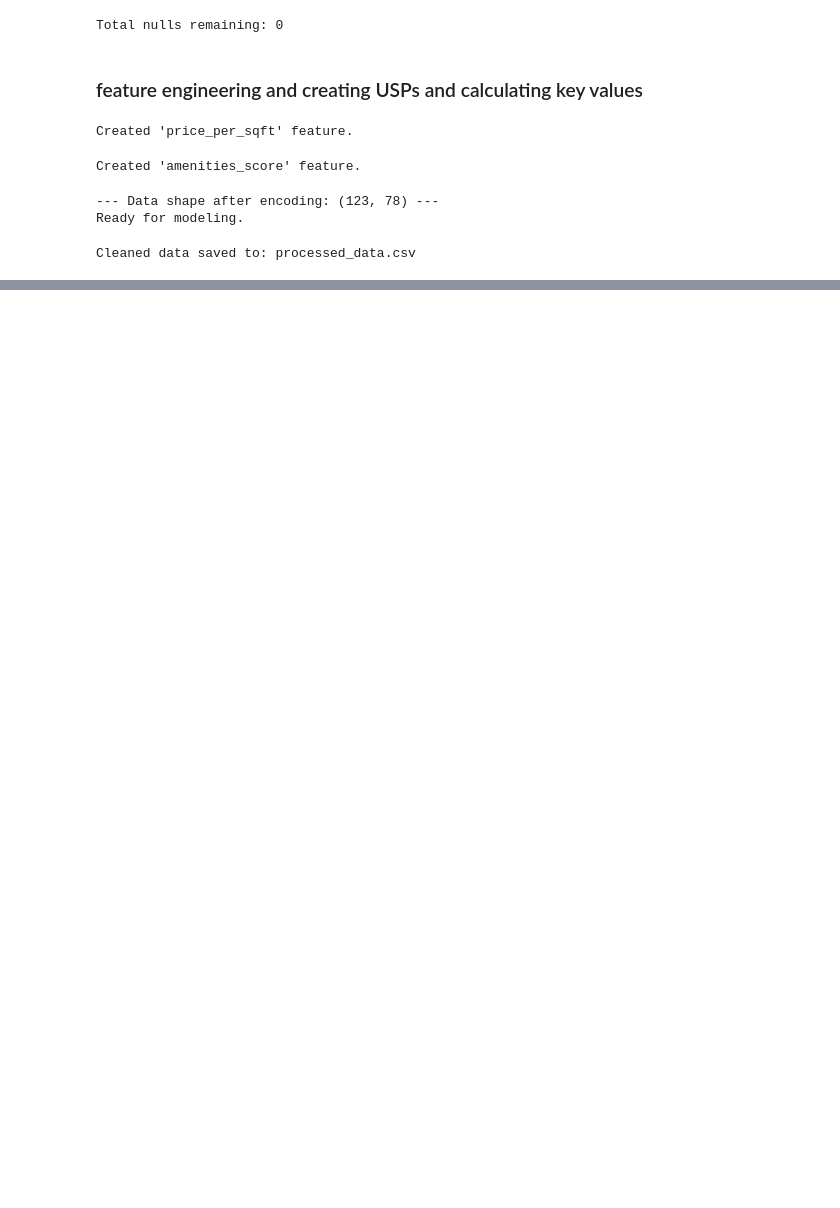
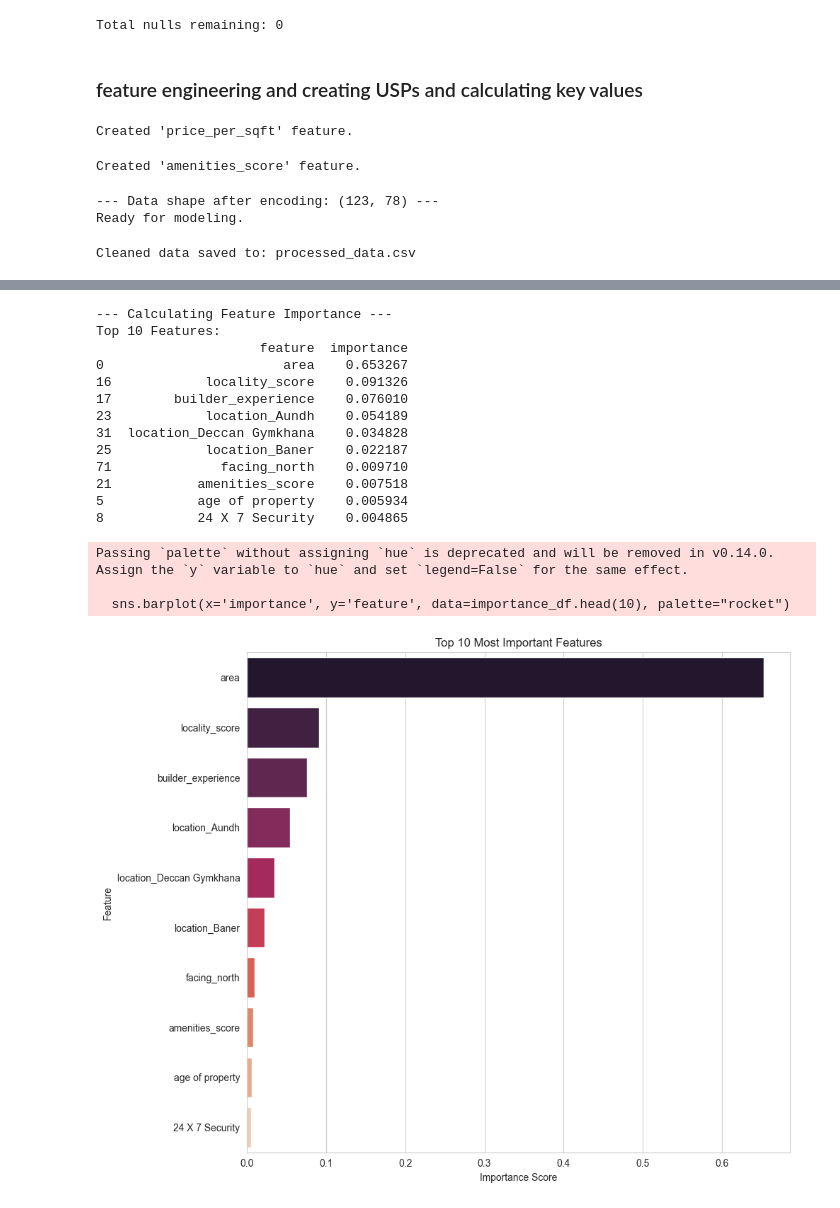
Before and after one commit to shreekant-lohagale/Datathon, a Jupyter notebook: model.ipynb, the cells around one changed output, grey strips where cells are left out. Drawn from its saved outputs; the diff is of its cells as text; code cells hidden in the pictures; blank space fills up the shorter version.

```diff
--- a/model.ipynb
+++ b/model.ipynb
@@ -134,0 +198,5 @@ df2.head()
+# %%
+# --- 3. Scale Features (for Linear Regression) ---
+scaler = StandardScaler()
+X_train_scaled = scaler.fit_transform(X_train)
+X_test_scaled = scaler.transform(X_test)
@@ -134,0 +237,39 @@ df2.head()
+# %%
+# --- 6. Feature Importance (Objective 9) ---
+print("\n--- Calculating Feature Importance ---")
+importances = rf.feature_importances_
+feature_names = X.columns
+
+# Create a DataFrame
+importance_df = pd.DataFrame({
+    'feature': feature_names,
+    'importance': importances
+}).sort_values(by='importance', ascending=False)
+
+print("Top 10 Features:")
+print(importance_df.head(10).to_string())
+
+plt.figure(figsize=(10, 8))
+sns.barplot(x='importance', y='feature', data=importance_df.head(10), palette="rocket")
+plt.title('Top 10 Most Important Features')
+plt.xlabel('Importance Score')
+plt.ylabel('Feature')
+plt.tight_layout()
+# %% [output]
+--- Calculating Feature Importance ---
+Top 10 Features:
+                     feature  importance
+0                       area    0.653267
+16            locality_score    0.091326
+17        builder_experience    0.076010
+23            location_Aundh    0.054189
+31  location_Deccan Gymkhana    0.034828
+25            location_Baner    0.022187
+71              facing_north    0.009710
+21           amenities_score    0.007518
+5            age of property    0.005934
+8            24 X 7 Security    0.004865
+Passing `palette` without assigning `hue` is deprecated and will be removed in v0.14.0. Assign the `y` variable to `hue` and set `legend=False` for the same effect.
+
+  sns.barplot(x='importance', y='feature', data=importance_df.head(10), palette="rocket")
+[figure, added]
```
Also changed, not shown: parts of 8 cells of this notebook.
